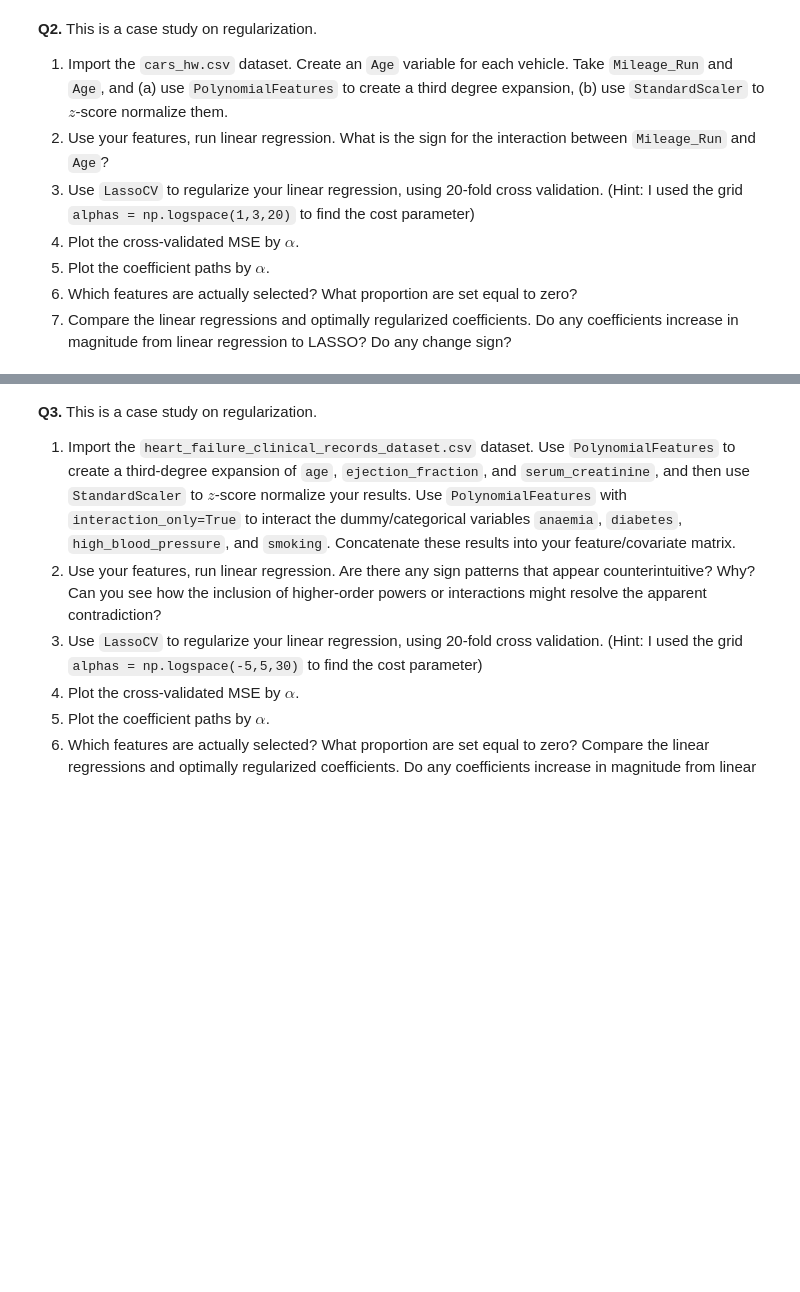
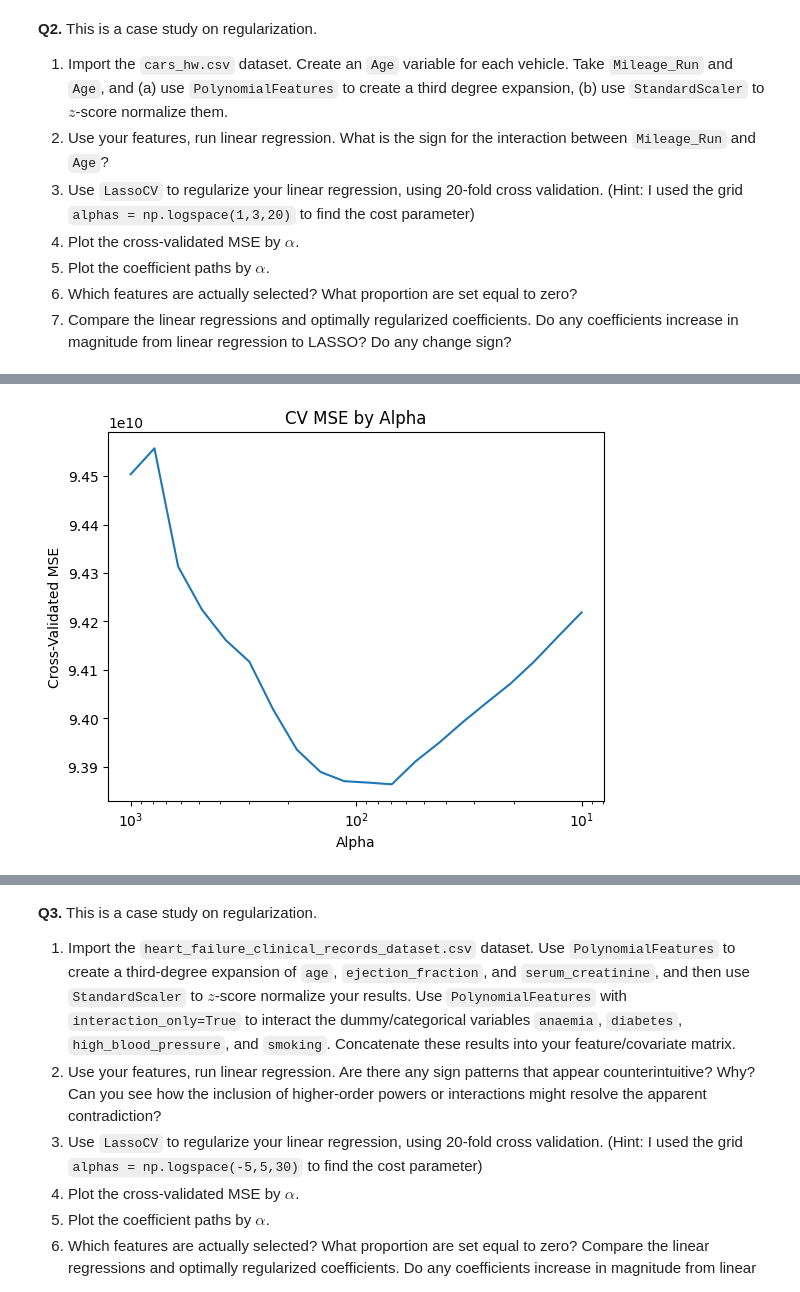
Before and after one commit to msoly25/undergrad_ml_assignments, a Jupyter notebook: 04_assignment_regularization.ipynb, the cells around one changed output, grey strips where cells are left out. Saved outputs shown, nothing was run; the diff lists cells and outputs as text; code cells hidden in the pictures; blank space fills up the shorter version.

```diff
--- a/04_assignment_regularization.ipynb
+++ b/04_assignment_regularization.ipynb
@@ -27,0 +66,13 @@
+# %%
+import pandas as pd
+
+df = pd.read_csv('./data/cars_hw.csv')
+df["Age"] = 2026 - df["Make_Year"]
+X = df[["Mileage_Run", "Age"]]
+y = df["Price"]
+
+poly = PolynomialFeatures(degree=3, include_bias=False)
+X_poly = poly.fit_transform(X)
+
+feature_names = poly.get_feature_names_out(["Mileage_Run", "Age"])
+print(feature_names)
@@ -27,0 +82,9 @@
+# %%
+scaler = StandardScaler()
+X_scaled = scaler.fit_transform(X_poly)
+# %%
+lr = LinearRegression()
+lr.fit(X_scaled, y)
+
+lr_coefs = pd.Series(lr.coef_, index=feature_names)
+print(lr_coefs)
@@ -27,0 +108,9 @@
+# %%
+alphas = np.logspace(1, 3, 20)
+
+lasso = LassoCV(alphas=alphas, cv=20, random_state=42)
+lasso.fit(X_scaled, y)
+
+lasso_coefs = pd.Series(lasso.coef_, index=feature_names)
+print(lasso_coefs)
+print("Best alpha:", lasso.alpha_)
@@ -27,0 +129,12 @@
+# %%
+mean_mse = lasso.mse_path_.mean(axis=1)
+
+plt.plot(lasso.alphas_, mean_mse)
+plt.xscale("log")
+plt.xlabel("Alpha")
+plt.ylabel("Cross-Validated MSE")
+plt.title("CV MSE by Alpha")
+plt.gca().invert_xaxis()
+plt.show()
+# %% [output]
+[figure, added]
```
Also changed, not shown: parts of 28 cells of this notebook.
